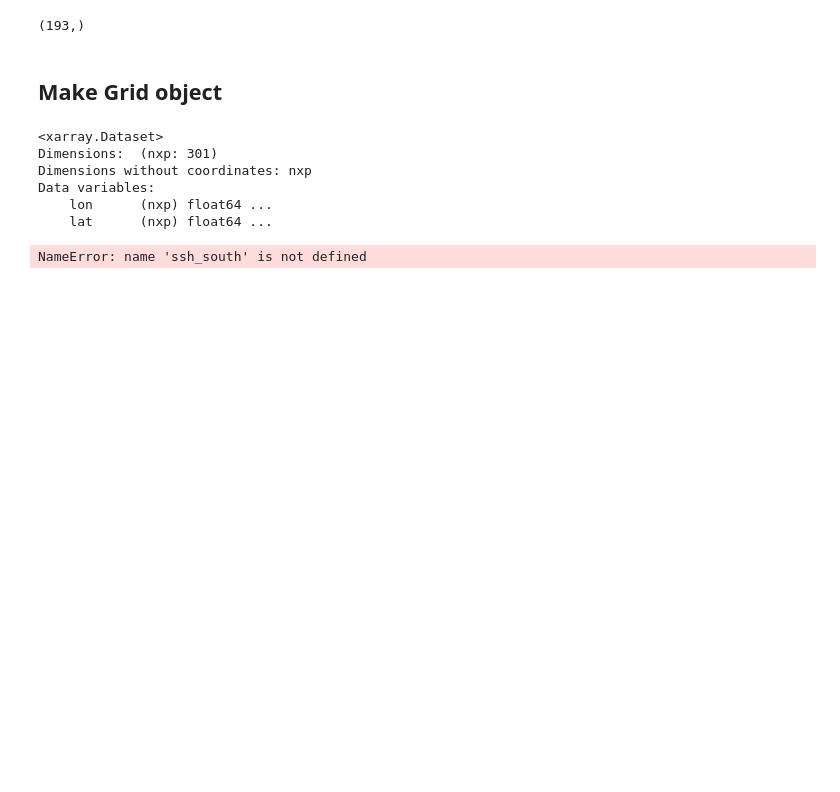
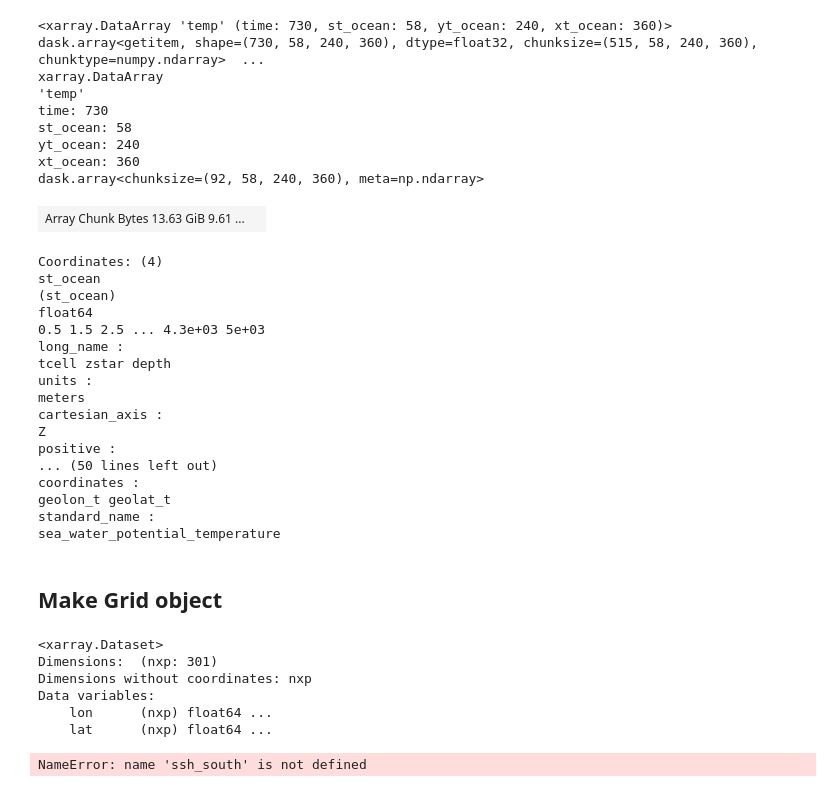
Before and after one commit to nmathewa/MOM6dev, a Jupyter notebook: prepro/obc/obcflather/simpletoadvanced.ipynb, the cells around one changed output. Saved outputs shown, nothing was run; the diff lists cells and outputs as text; code cells hidden in the pictures; blank space fills up the shorter version.

```diff
--- a/prepro/obc/obcflather/simpletoadvanced.ipynb
+++ b/prepro/obc/obcflather/simpletoadvanced.ipynb
@@ -16,26 +16,50 @@ exp_dir = '/home/nma/HDD_data/vinay/archives/IOMOM5Op/'
 # %%
 os.chdir("/home/nma/HDD_data/vinay/archives/IOMOM5Op/")
 
 uu = xr.open_mfdataset("*.ocean_uvel.nc")
 vv = xr.open_mfdataset("*.ocean_vvel.nc")
 salt = xr.open_mfdataset("*.ocean_salt.nc")
 ssh = xr.open_mfdataset("*.ocean_diag.nc").eta_t
 temp = xr.open_mfdataset("*.ocean_temp.nc")
 grd_p = "/home/nma/mom/MOM6dev/exps/2012_bob_obc/INPUT/horizontal_grid.nc"
 #grd_p = "/home/nma/mom/MOM6dev/prepro/obc/obcmar/20120101.ocean_sfc.nc"
 grid = xr.open_dataset(grd_p)
 sam_op = xr.open_dataset("/home/nma/HDD_data/vinay/archives/finals/20130101.ocean_sfc.nc")
 
 ds = xr.merge([uu,vv,salt,ssh,temp])
 startslice = cftime.DatetimeNoLeap(2012, 1, 1,0,0,0,0,-1,1)
 endslice = cftime.DatetimeNoLeap(2014, 1, 1,0,0,0,0,-1,1)
 
 ds_cut = ds.sel(time=slice(startslice,endslice))
 
-ds_cut
-sam_op.yq.shape
+ds_cut.temp
 # %% [output]
-(193,)
+<xarray.DataArray 'temp' (time: 730, st_ocean: 58, yt_ocean: 240, xt_ocean: 360)> dask.array<getitem, shape=(730, 58, 240, 360), dtype=float32, chunksize=(515, 58, 240, 360), chunktype=numpy.ndarray>  ...
+xarray.DataArray
+'temp'
+time: 730
+st_ocean: 58
+yt_ocean: 240
+xt_ocean: 360
+dask.array<chunksize=(92, 58, 240, 360), meta=np.ndarray>
+| Array Chunk Bytes 13.63 GiB 9.61 ... |  |
+Coordinates: (4)
+st_ocean
+(st_ocean)
+float64
+0.5 1.5 2.5 ... 4.3e+03 5e+03
+long_name :
+tcell zstar depth
+units :
+meters
+cartesian_axis :
+Z
+positive :
+... (50 lines left out)
+coordinates :
+geolon_t geolat_t
+standard_name :
+sea_water_potential_temperature
 # %% [markdown]
 ## Make Grid object
 # %%
```
Also changed, not shown: parts of 3 cells of this notebook, 1 other file.
